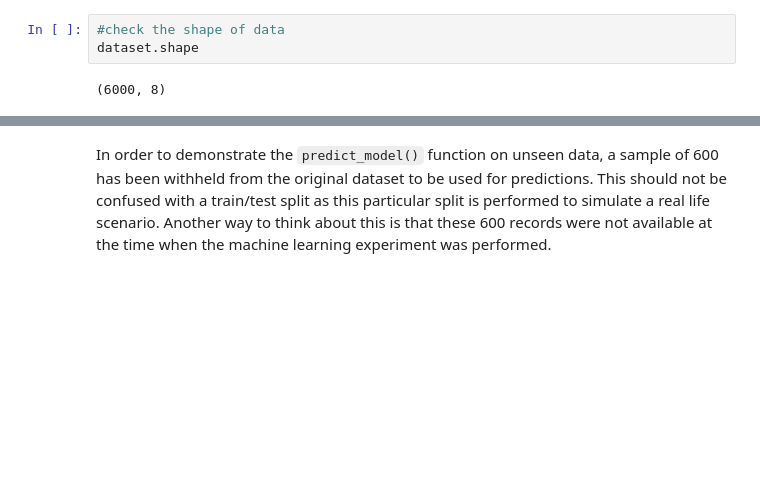
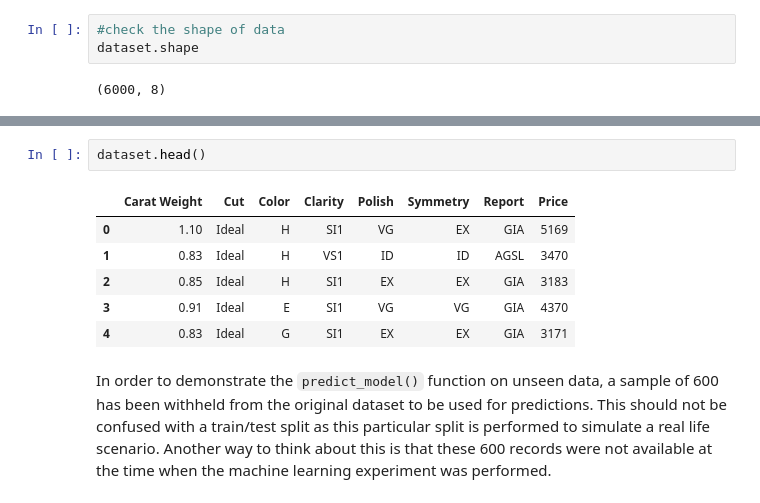
Before and after one commit to bkiselgof/pycaret, a Jupyter notebook: tutorials/Regression Tutorial Level Intermediate - REG102.ipynb, the cells around one changed output, grey strips where cells are left out. Saved outputs shown, nothing was run; the diff lists cells and outputs as text; blank space fills up the shorter version.

```diff
--- a/tutorials/Regression Tutorial Level Intermediate - REG102.ipynb
+++ b/tutorials/Regression Tutorial Level Intermediate - REG102.ipynb
@@ -94,3 +112,12 @@ dataset.shape
+# %%
+dataset.head()
+# %% [output]
+|  | Carat Weight | Cut | Color | Clarity | Polish | Symmetry | Report | Price |
+| 0 | 1.10 | Ideal | H | SI1 | VG | EX | GIA | 5169 |
+| 1 | 0.83 | Ideal | H | VS1 | ID | ID | AGSL | 3470 |
+| 2 | 0.85 | Ideal | H | SI1 | EX | EX | GIA | 3183 |
+| 3 | 0.91 | Ideal | E | SI1 | VG | VG | GIA | 4370 |
+| 4 | 0.83 | Ideal | G | SI1 | EX | EX | GIA | 3171 |
 # %% [markdown]
 In order to demonstrate the `predict_model()` function on unseen data, a sample of 600 has been withheld from the original dataset to be used for predictions. This should not be confused with a train/test split as this particular split is performed to simulate a real life scenario. Another way to think about this is that these 600 records were not available at the time when the machine learning experiment was performed.
 # %%
```
Also changed, not shown: parts of 12 cells of this notebook, 3 other files.
